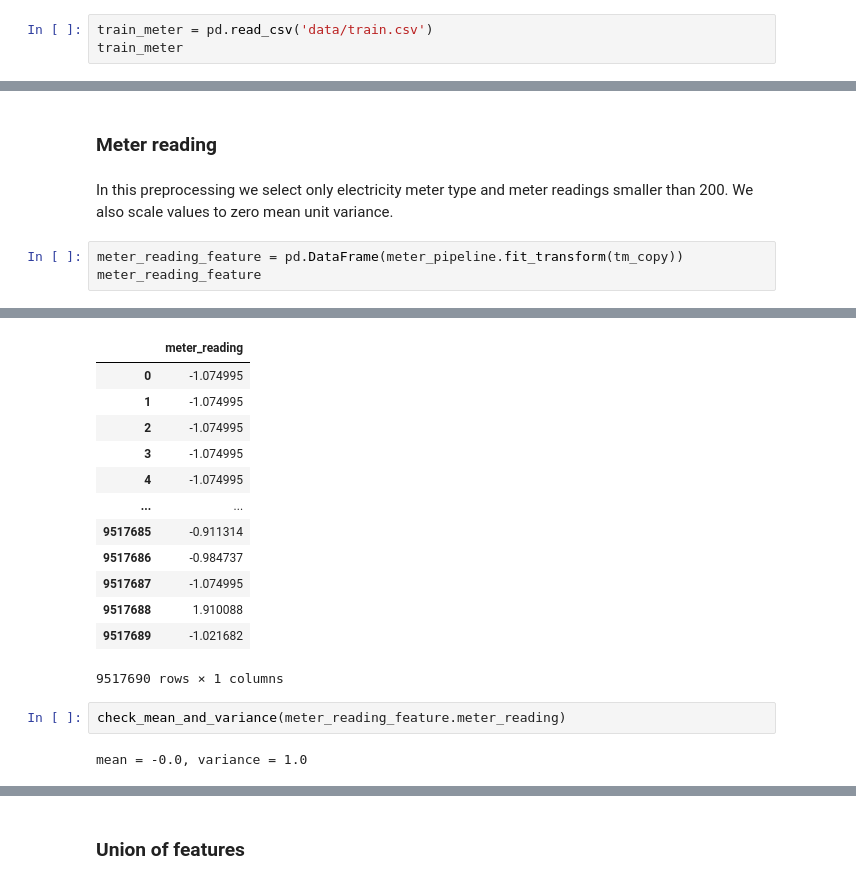
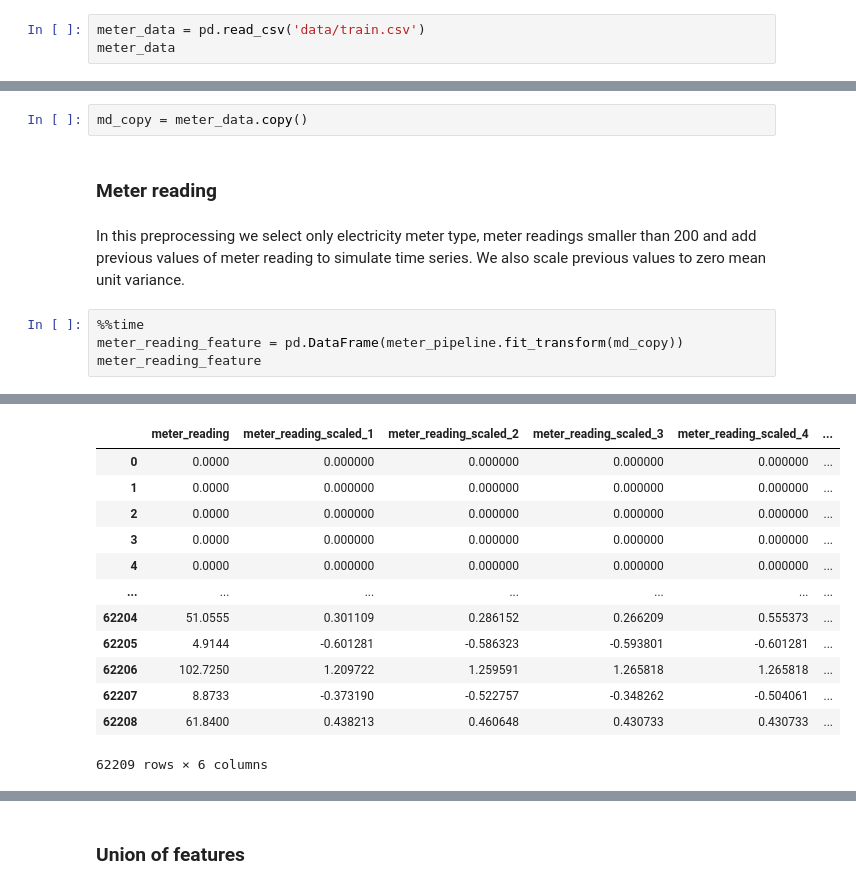
Before and after one commit to dmitana/fiit_knowledge_discovery_project, a Jupyter notebook: notebooks/preprocessing.ipynb, the cells around one changed output, grey strips where cells are left out. Drawn from its saved outputs; the diff is of its cells as text.

Commit message:
Update preprocessing notebook

```diff
--- a/notebooks/preprocessing.ipynb
+++ b/notebooks/preprocessing.ipynb
@@ -396,8 +396,8 @@ weather_features
 # %% [markdown]
 ## Meter data
 # %%
-train_meter = pd.read_csv('data/train.csv')
-train_meter
+meter_data = pd.read_csv('data/train.csv')
+meter_data
 # %% [output]
 |  | building_id | meter | timestamp | meter_reading |
 | 0 | 0 | 0 | 2016-01-01 00:00:00 | 0.000 |
@@ -417,8 +419,11 @@ tm_copy = train_meter.copy()
+# %%
+md_copy = meter_data.copy()
 # %% [markdown]
 ### Meter reading
 # %% [markdown]
-In this preprocessing we select only electricity meter type and meter readings smaller than 200. We also scale values to zero mean unit variance.
+In this preprocessing we select only electricity meter type, meter readings smaller than 200 and add previous values of meter reading to simulate time series. We also scale previous values to zero mean unit variance.
 # %%
-meter_reading_feature = pd.DataFrame(meter_pipeline.fit_transform(tm_copy))
+%%time
+meter_reading_feature = pd.DataFrame(meter_pipeline.fit_transform(md_copy))
 meter_reading_feature
 # %% [output]
@@ -425,17 +432,13 @@ meter_reading_feature
-|  | meter_reading |
-| 0 | -1.074995 |
-| 1 | -1.074995 |
-| 2 | -1.074995 |
-| 3 | -1.074995 |
-| 4 | -1.074995 |
-| ... | ... |
-| 9517685 | -0.911314 |
-| 9517686 | -0.984737 |
-| 9517687 | -1.074995 |
-| 9517688 | 1.910088 |
-| 9517689 | -1.021682 |
+|  | meter_reading | meter_reading_scaled_1 | meter_reading_scaled_2 | meter_reading_scaled_3 | meter_reading_scaled_4 | ... |
+| 0 | 0.0000 | 0.000000 | 0.000000 | 0.000000 | 0.000000 | ... |
+| 1 | 0.0000 | 0.000000 | 0.000000 | 0.000000 | 0.000000 | ... |
+| 2 | 0.0000 | 0.000000 | 0.000000 | 0.000000 | 0.000000 | ... |
+| 3 | 0.0000 | 0.000000 | 0.000000 | 0.000000 | 0.000000 | ... |
+| 4 | 0.0000 | 0.000000 | 0.000000 | 0.000000 | 0.000000 | ... |
+| ... | ... | ... | ... | ... | ... | ... |
+| 62204 | 51.0555 | 0.301109 | 0.286152 | 0.266209 | 0.555373 | ... |
+| 62205 | 4.9144 | -0.601281 | -0.586323 | -0.593801 | -0.601281 | ... |
+| 62206 | 102.7250 | 1.209722 | 1.259591 | 1.265818 | 1.265818 | ... |
+| 62207 | 8.8733 | -0.373190 | -0.522757 | -0.348262 | -0.504061 | ... |
+| 62208 | 61.8400 | 0.438213 | 0.460648 | 0.430733 | 0.430733 | ... |
-9517690 rows × 1 columns
+62209 rows × 6 columns
-# %%
-check_mean_and_variance(meter_reading_feature.meter_reading)
-# %% [output]
-mean = -0.0, variance = 1.0
```
Also changed, not shown: parts of 49 cells of this notebook.
